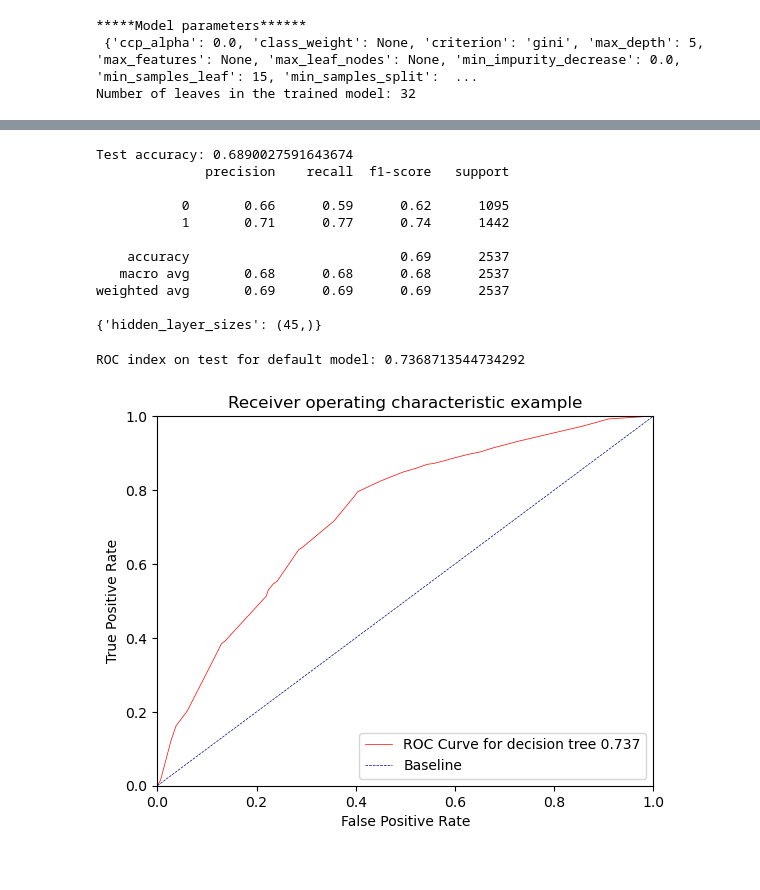
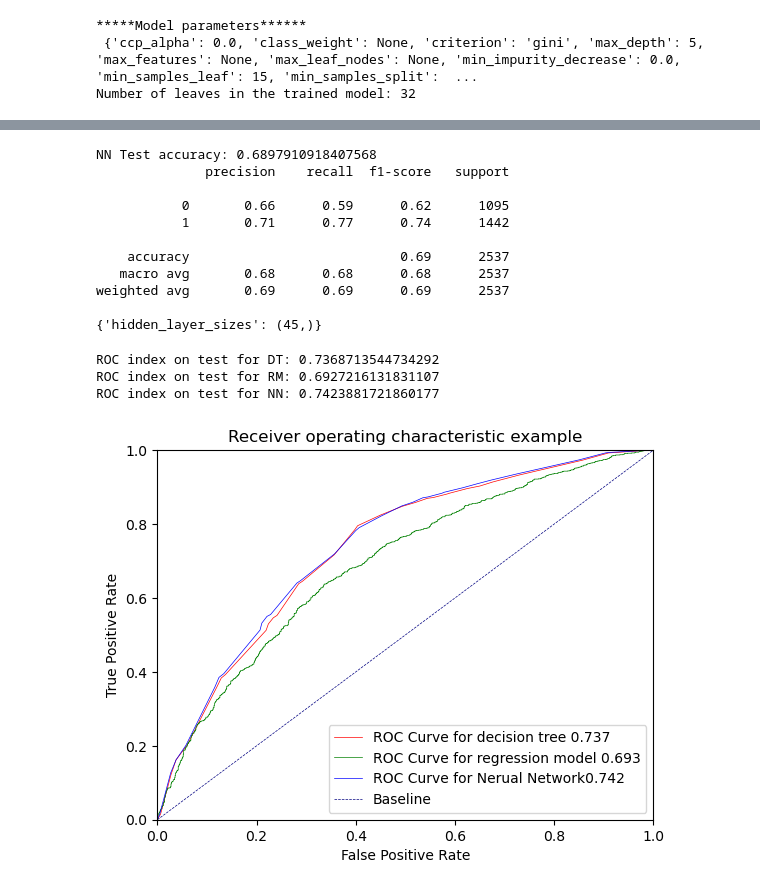
Before and after one commit to ArrowheadGWP/IFN580-Machine-learning-2026, a Jupyter notebook: Task5_N11091681_v2.ipynb, the cells around one changed output, grey strips where cells are left out. Cells and saved outputs as stored; diff of their text form; code cells hidden in the pictures.

```diff
--- a/Task5_N11091681_v2.ipynb
+++ b/Task5_N11091681_v2.ipynb
@@ -103,3 +118,14 @@ with open('neural_network_model.pickle', 'rb') as f:
+# %%
+# Neural
+
+with open('neural_network_model.pickle', 'rb') as f:
+     cv_1,roc_index_cv_1, fpr_cv_1, tpr_cv_1, scalerNN = pickle.load(f)
+# %%
+
+random_seed = 10
+#scaler80 = StandardScaler()
+#X_train_sc = scaler.fit_transform(X_train, y_train)
+X_test_sc = scalerNN.transform(X_test)
 # %%
 result_set = cv_1.cv_results_
 print(result_set)
@@ -110,12 +136,12 @@ print(result_set)
             dtype=object), 'params': [{'hidden_layer_sizes': (5,)}, {'hidden_layer_sizes': (25,)}, {'hidden_layer_sizes': (45,)}, {'hidden_layer_sizes': (65,)}, {'hidden_layer_sizes': (85,)}], 'split0 ...
 # %%
 
-print("Test accuracy:", cv_1.score(X_test_sc, y_test))
+print("NN Test accuracy:", cv_1.score(X_test_sc, y_test))
 y_pred = cv_1.predict(X_test_sc)
 print(classification_report(y_test, y_pred))
 print(cv_1.best_params_)
 # %% [output]
-Test accuracy: 0.6890027591643674
+NN Test accuracy: 0.6897910918407568
               precision    recall  f1-score   support
 
            0       0.66      0.59      0.62      1095
@@ -129,32 +155,34 @@ weighted avg       0.69      0.69      0.69      2537
 # %%
 from sklearn.metrics import roc_auc_score
 y_pred_proba_dt = dt_best.predict_proba(X_test)
-# y_pred_proba_dt_small = model_small.predict_proba(X_test)
-# y_pred_proba_dt_cv = dt_best_cv.predict_proba(X_test)
+y_pred_proba_RM = lr_best.predict_proba(X_test_RM)
+y_pred_proba_NN = cv_1.predict_proba(X_test_sc)
 roc_index_dt = roc_auc_score(y_test, y_pred_proba_dt[:, 1])
-# roc_index_dt_small = roc_auc_score(y_test, y_pred_proba_dt_small[:, 1])
-# roc_index_dt_cv = roc_auc_score(y_test, y_pred_proba_dt_cv[:, 1])
-print("ROC index on test for default model:", roc_index_dt)
-# print("ROC index on test for small model:", roc_index_dt_small)
-# print("ROC index on test for grid search model:", roc_index_dt_cv)
+roc_index_RM = roc_auc_score(y_test, y_pred_proba_RM[:, 1])
+roc_index_NN = roc_auc_score(y_test, y_pred_proba_NN[:, 1])
+print("ROC index on test for DT:", roc_index_dt)
+print("ROC index on test for RM:", roc_index_RM)
+print("ROC index on test for NN:", roc_index_NN)
 # %% [output]
-ROC index on test for default model: 0.7368713544734292
+ROC index on test for DT: 0.7368713544734292
+ROC index on test for RM: 0.6927216131831107
+ROC index on test for NN: 0.7423881721860177
 # %%
 from sklearn.metrics import roc_curve
 fpr_dt, tpr_dt, thresholds_dt = roc_curve(y_test, y_pred_proba_dt[:,1])
-
-# fpr_dt_cv, tpr_dt_cv, thresholds_dt_cv = roc_curve(y_test, y_pred_proba_dt_cv[:,1])
+fpr_RM, tpr_RM, thresholds_RM = roc_curve(y_test, y_pred_proba_RM[:,1])
+fpr_NN, tpr_NN, thresholds_NN = roc_curve(y_test, y_pred_proba_NN[:,1])
 # %%
 plt.plot(fpr_dt, tpr_dt, label='ROC Curve for decision tree {:.3f}'.format(roc_index_dt), color='red', lw=0.5)
-
-# plt.plot(fpr_dt_cv, tpr_dt_cv, label='ROC Curve for grid search{:.3f}'.format(roc_index_dt_cv), color='blue', lw=0.5)
+plt.plot(fpr_RM, tpr_RM, label='ROC Curve for regression model {:.3f}'.format(roc_index_RM), color='green', lw=0.5)
+plt.plot(fpr_dt_cv, tpr_dt_cv, label='ROC Curve for Nerual Network{:.3f}'.format(roc_index_NN), color='blue', lw=0.5)
 plt.plot([0, 1], [0, 1], color='navy', lw=0.5, label='Baseline', linestyle='--')
 plt.xlim([0.0, 1.0])
 plt.ylim([0.0, 1.0])
 plt.xlabel('False Positive Rate')
 plt.ylabel('True Positive Rate')
 plt.title('Receiver operating characteristic example')
 plt.legend(loc="lower right")
 plt.show()
 # %% [output]
-[figure, old version]
+[figure, new version]
```
Also changed, not shown: parts of 9 cells of this notebook, 3 other files.
